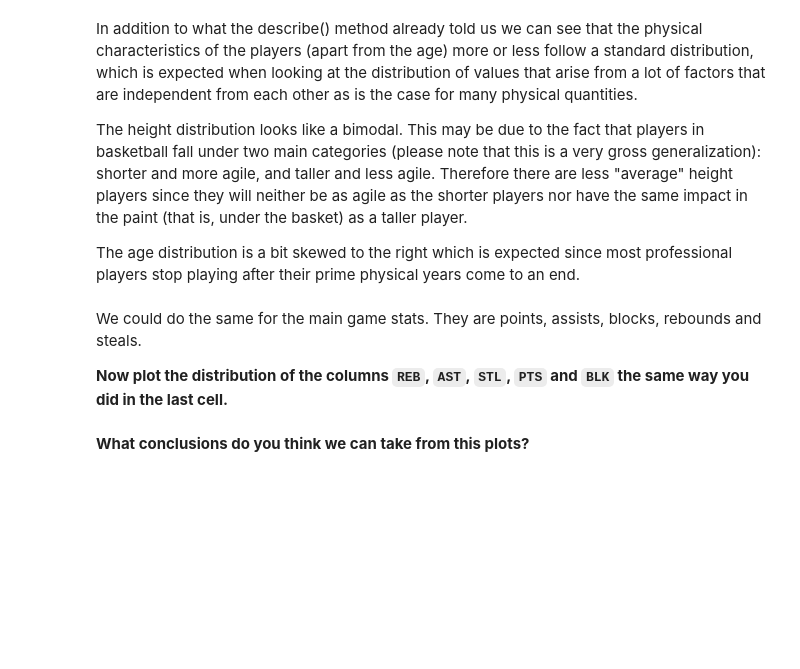
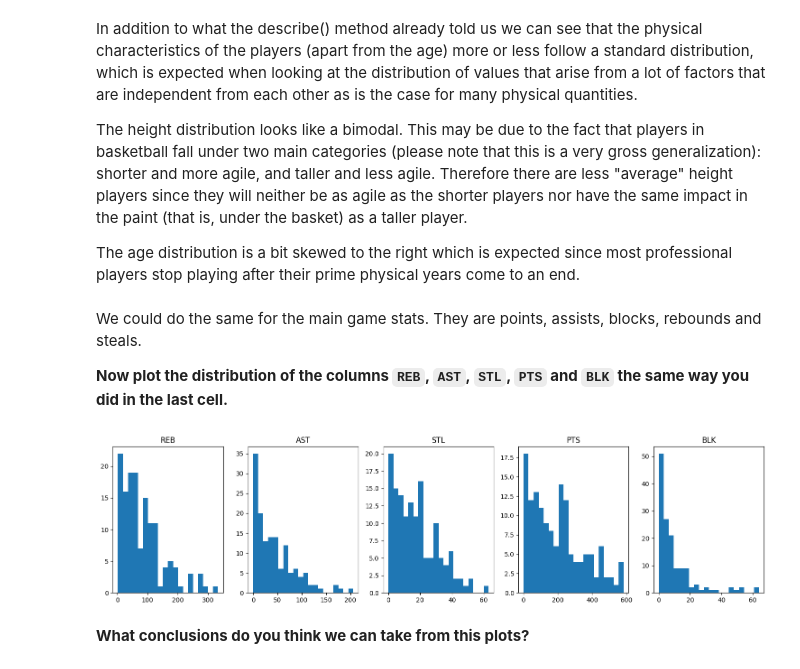
Before and after one commit to ta-data-lis/M2-mini-project2, a Jupyter notebook: your-code/2.-Exploratory-Data-Analysis.ipynb, the cells around one changed output. Drawn from its saved outputs; the diff is of its cells as text; code cells hidden in the pictures; blank space fills up the shorter version.

```diff
--- a/your-code/2.-Exploratory-Data-Analysis.ipynb
+++ b/your-code/2.-Exploratory-Data-Analysis.ipynb
@@ -53,2 +125,16 @@ We could do the same for the main game stats. They are points, assists, blocks,
+# %%
+columns = ['REB', 'AST', 'STL', 'PTS', 'BLK']
+
+# Plotar as distribuições
+fig, axs = plt.subplots(1, len(columns), figsize=(15, 4))
+
+for i, col in enumerate(columns):
+    axs[i].hist(wnba[col], bins=20)
+    axs[i].set_title(col)
+
+plt.tight_layout()
+plt.show()
+# %% [output]
+[figure, added]
 # %% [markdown]
 **What conclusions do you think we can take from this plots?**
```
Also changed, not shown: parts of 15 cells of this notebook, 3 other files.
